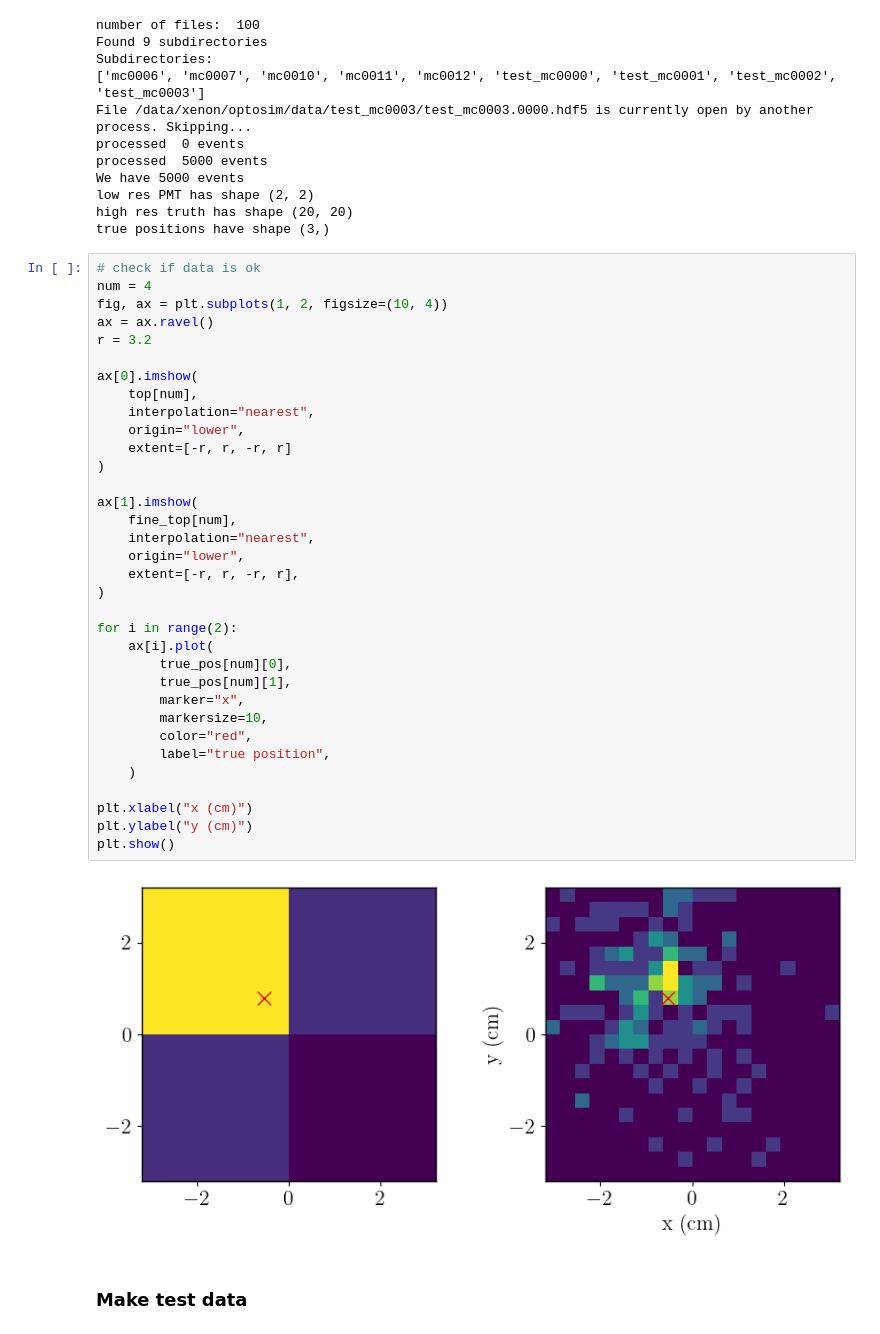
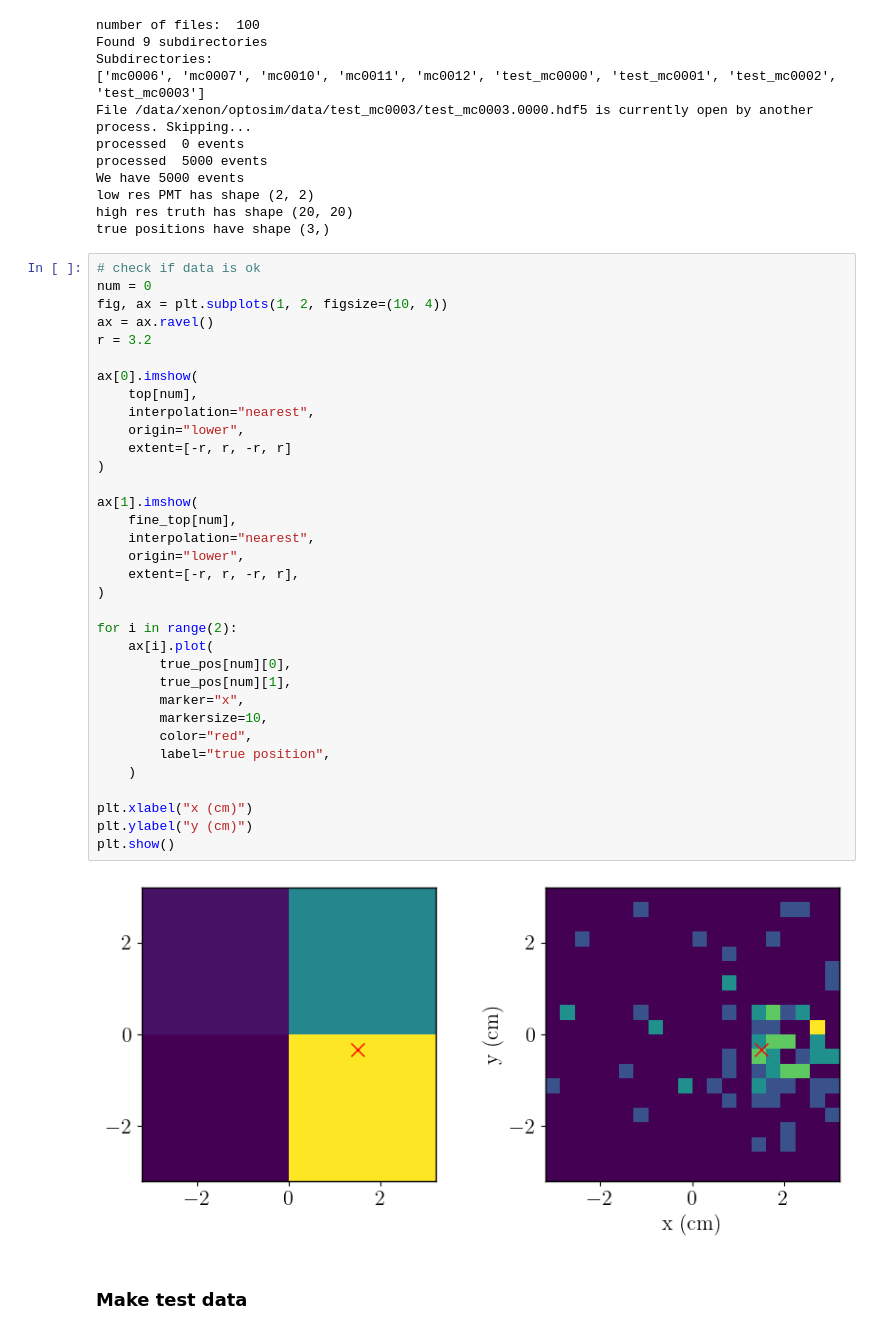
Before and after one commit to acolijn/OptoSim, a Jupyter notebook: notebook/results/Results.ipynb, the cells around one changed output. Cells and saved outputs as stored; diff of their text form.

```diff
--- a/notebook/results/Results.ipynb
+++ b/notebook/results/Results.ipynb
@@ -172,40 +172,40 @@ high res truth has shape (20, 20)
 true positions have shape (3,)
 # %%
 # check if data is ok
-num = 4
+num = 0
 fig, ax = plt.subplots(1, 2, figsize=(10, 4))
 ax = ax.ravel()
 r = 3.2
 
 ax[0].imshow(
     top[num],
     interpolation="nearest",
     origin="lower",
     extent=[-r, r, -r, r]
 )
 
 ax[1].imshow(
     fine_top[num],
     interpolation="nearest",
     origin="lower",
     extent=[-r, r, -r, r],
 )
 
 for i in range(2):
     ax[i].plot(
         true_pos[num][0],
         true_pos[num][1],
         marker="x",
         markersize=10,
         color="red",
         label="true position",
     )
 
 plt.xlabel("x (cm)")
 plt.ylabel("y (cm)")
 plt.show()
 # %% [output]
-[figure, old version]
+[figure, new version]
 # %% [markdown]
 ### Make test data
 # %%
```
Also changed, not shown: parts of 18 cells of this notebook.
